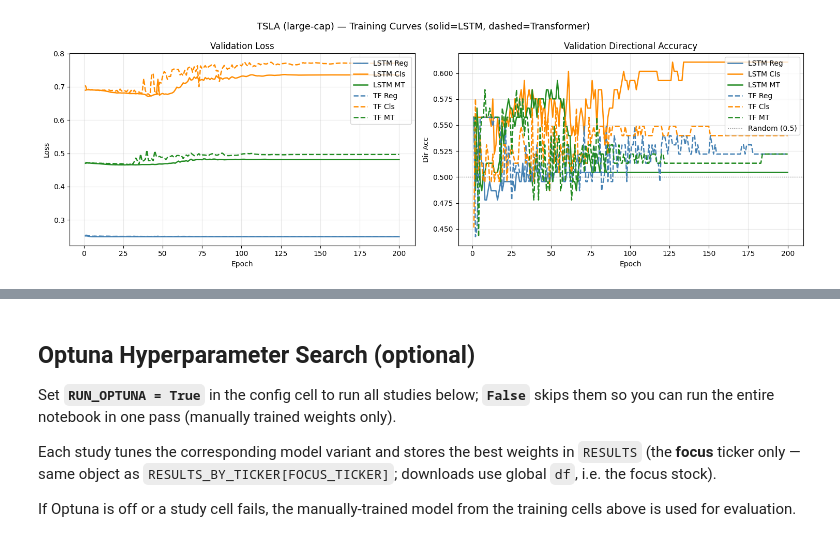
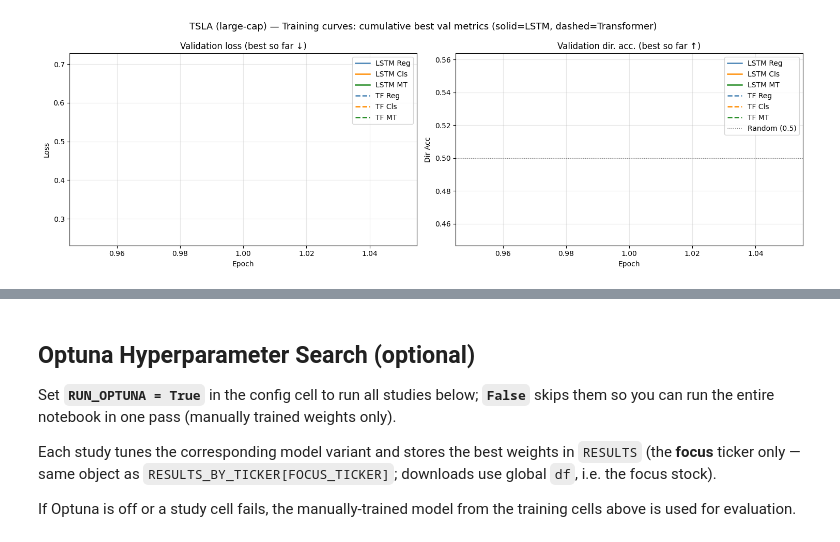
Before and after one commit to Tony-Cai1/ECE1508_Project, a Jupyter notebook: compare_all_models.ipynb, the cells around one changed output, grey strips where cells are left out. Saved outputs shown, nothing was run; the diff lists cells and outputs as text; code cells hidden in the pictures.

Commit message:
feat: with optuna analysis

```diff
--- a/compare_all_models.ipynb
+++ b/compare_all_models.ipynb
@@ -26,12 +26,12 @@ STOCK_UNIVERSE: List[Tuple[str, str]] = [
     ("SOFI", "small-cap"),
 ]
 COMPARE_ACROSS_STOCKS = True   # False → train only on TICKER_SINGLE (legacy single-ticker run)
-TICKER_SINGLE = "AAPL"
+TICKER_SINGLE = "TSLA"
 
 TICKER = STOCK_UNIVERSE[0][0] if COMPARE_ACROSS_STOCKS else TICKER_SINGLE
 CAP_LABELS: Dict[str, str] = {s: cap for s, cap in STOCK_UNIVERSE}
 
-PERIOD = "3y"
+PERIOD = "5y"
 INTERVAL = "1d"
 MIN_ROWS_DOWNLOAD = 20
 
@@ -43,7 +43,7 @@ HORIZON      = 1
 BATCH_SIZE   = 32
 
 # ── Volatility features ───────────────────────────────────────────────────────
-USE_VOL_FEATURES = False
+USE_VOL_FEATURES = True
 NUM_VOL_FEATURES = 2
 ATR_EWM_SPAN     = 14
 RV_EWM_SPAN      = 19
@@ -63,7 +63,7 @@ TF_DIM_FEEDFORWARD = 256
 TF_MAX_POS_LEN     = 5000
 
 # ── Training ──────────────────────────────────────────────────────────────────
-NUM_EPOCHS         = 200
+NUM_EPOCHS         = 1
 LEARNING_RATE      = 0.002326
 WEIGHT_DECAY       = 0.0001357
 SCHEDULER_PATIENCE = 10
@@ -79,7 +79,7 @@ MULTITASK_ALPHA  = 0.5   # weight on regression loss in multi-task (1-alpha = BC
 
 # ── Optuna ────────────────────────────────────────────────────────────────────
 RUN_OPTUNA              = True  # True: run hyperparameter search cells; False: skip (whole notebook one-click)
-OPTUNA_N_TRIALS         = 100
+OPTUNA_N_TRIALS         = 50
 OPTUNA_EPOCHS_PER_TRIAL = 20
 OPTUNA_SEED             = 42
 
@@ -311,7 +311,7 @@ def run_epoch(model, loader, mode, criterion, device, optimizer=None):
     """One train or eval epoch. Returns (avg_loss, dir_acc)."""
     is_train = optimizer is not None
     model.train(is_train)
-    total_loss, all_preds, all_true = 0.0, [], []
+    total_loss, n_seen, all_preds, all_true = 0.0, 0, [], []
 
     for X, y in loader:
         X, y = X.to(device), y.to(device)
@@ -336,13 +336,15 @@ def run_epoch(model, loader, mode, criterion, device, optimizer=None):
                 loss.backward()
                 optimizer.step()
 
-        total_loss += loss.item() * X.size(0)
+        bs = X.size(0)
+        total_loss += loss.item() * bs
+        n_seen += bs
         all_preds.append(pred_for_dir.detach().cpu())
         all_true.append(y.detach().cpu())
 
     preds    = torch.cat(all_preds)
     trues    = torch.cat(all_true)
-    avg_loss = total_loss / len(loader.dataset)
+    avg_loss = total_loss / max(n_seen, 1)
     acc      = dir_accuracy(preds, trues, mode)
     return avg_loss, acc
 
@@ -359,18 +361,28 @@ def train_model(model, train_loader, val_loader, device, mode="regression",
         factor=SCHEDULER_FACTOR, min_lr=SCHEDULER_MIN_LR,
     )
 
-    history = {"train_loss": [], "val_loss": [], "train_dir": [], "val_dir": []}
+    history = {
+        "train_loss": [], "val_loss": [], "train_dir": [], "val_dir": [],
+        "val_loss_best_so_far": [], "val_dir_best_so_far": [],
+    }
     best_val, best_state = float("inf"), None
+    run_best_loss, run_best_dir = float("inf"), float("-inf")
 
     for epoch in range(1, num_epochs + 1):
         tr_loss, tr_dir = run_epoch(model, train_loader, mode, criterion, device, optimizer)
         vl_loss, vl_dir = run_epoch(model, val_loader,   mode, criterion, device)
         scheduler.step(vl_loss)
 
+        run_best_loss = min(run_best_loss, vl_loss)
+        if vl_dir == vl_dir:
+            run_best_dir = max(run_best_dir, vl_dir)
+
         history["train_loss"].append(tr_loss)
         history["val_loss"].append(vl_loss)
         history["train_dir"].append(tr_dir)
         history["val_dir"].append(vl_dir)
+        history["val_loss_best_so_far"].append(run_best_loss)
+        history["val_dir_best_so_far"].append(run_best_dir)
 
         if vl_loss < best_val:
             best_val   = vl_loss
@@ -533,23 +554,26 @@ for _name in RESULTS:
 # %%
 fig, axes = plt.subplots(1, 2, figsize=(15, 5))
 for name, r in RESULTS.items():
     c, ls = COLORS[name]
-    ep    = np.arange(1, len(r["history"]["val_loss"]) + 1)
-    axes[0].plot(ep, r["history"]["val_loss"], color=c, linestyle=ls,
+    h = r["history"]
+    vl_series = h.get("val_loss_best_so_far", h["val_loss"])
+    vd_series = h.get("val_dir_best_so_far", h["val_dir"])
+    ep = np.arange(1, len(vl_series) + 1)
+    axes[0].plot(ep, vl_series, color=c, linestyle=ls,
                  linewidth=1.8, label=LABELS[name])
-    axes[1].plot(ep, r["history"]["val_dir"],  color=c, linestyle=ls,
+    axes[1].plot(ep, vd_series, color=c, linestyle=ls,
                  linewidth=1.8, label=LABELS[name])
 
-axes[0].set_title("Validation Loss")
+axes[0].set_title("Validation loss (best so far ↓)")
 axes[0].set_xlabel("Epoch"); axes[0].set_ylabel("Loss"); axes[0].grid(True, alpha=0.3); axes[0].legend()
-axes[1].set_title("Validation Directional Accuracy")
+axes[1].set_title("Validation dir. acc. (best so far ↑)")
 axes[1].set_xlabel("Epoch"); axes[1].set_ylabel("Dir Acc")
 axes[1].axhline(0.5, color="gray", linewidth=1, linestyle=":", label="Random (0.5)")
 axes[1].grid(True, alpha=0.3); axes[1].legend()
 
 _cap = CAP_LABELS.get(FOCUS_TICKER, "")
-plt.suptitle(f"{FOCUS_TICKER} ({_cap}) — Training Curves (solid=LSTM, dashed=Transformer)", fontsize=13)
+plt.suptitle(f"{FOCUS_TICKER} ({_cap}) — Training curves: cumulative best val metrics (solid=LSTM, dashed=Transformer)", fontsize=13)
 plt.tight_layout()
 plt.show()
 # %% [output]
-[figure, old version]
+[figure, new version]
```
Also changed, not shown: parts of 18 cells of this notebook.
